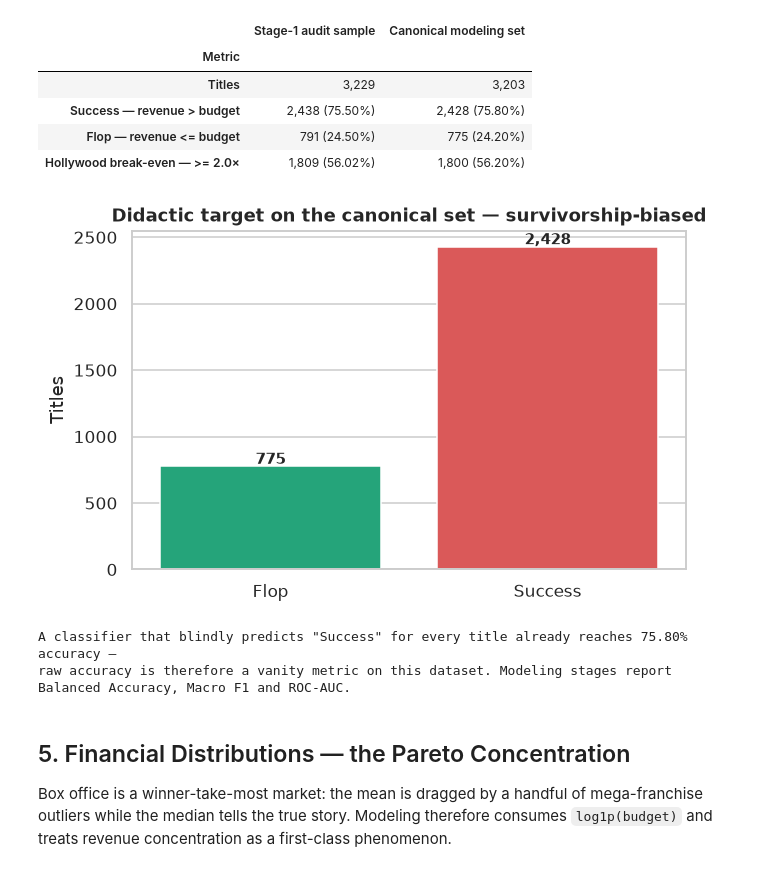
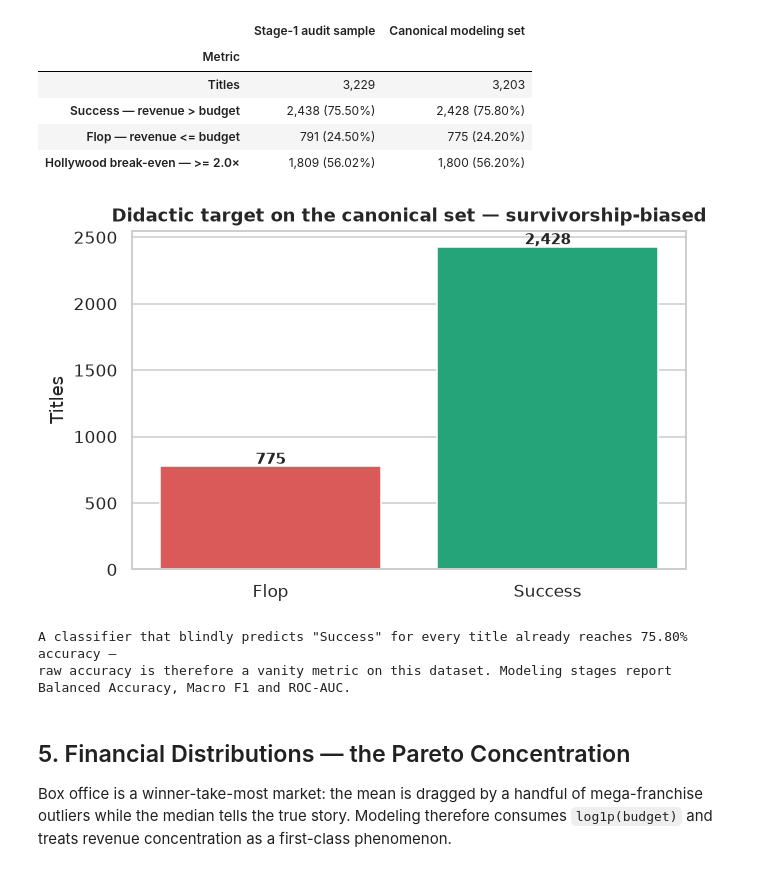
Before and after one commit to andreisugu/greenlight-ml, a Jupyter notebook: notebooks/01_exploratory_data_analysis.ipynb, the cells around one changed output. Cells and saved outputs as stored; diff of their text form; code cells hidden in the pictures.

```diff
--- a/notebooks/01_exploratory_data_analysis.ipynb
+++ b/notebooks/01_exploratory_data_analysis.ipynb
@@ -222,21 +222,21 @@ receipt
 # %%
 didactic_counts = df_model['target'].value_counts()
 labels = df_model['target'].map({0: 'Flop', 1: 'Success'})
 
 fig, ax = plt.subplots(figsize=(6.5, 4))
-sns.countplot(x=labels, hue=labels, order=['Flop', 'Success'],
-              palette=[PALETTE['flop'], PALETTE['success']], legend=False, ax=ax)
+sns.countplot(x=labels, hue=labels, order=['Flop', 'Success'], hue_order=['Flop', 'Success'],
+              palette={'Flop': PALETTE['flop'], 'Success': PALETTE['success']}, legend=False, ax=ax)
 ax.set_title('Didactic target on the canonical set — survivorship-biased')
 ax.set_xlabel(''); ax.set_ylabel('Titles')
 for i, count in enumerate([didactic_counts.get(0, 0), didactic_counts.get(1, 0)]):
     ax.text(i, count + 20, f'{count:,}', ha='center', fontsize=10, fontweight='bold')
 plt.show()
 
 print('A classifier that blindly predicts "Success" for every title already reaches '
       f'{didactic_counts.get(1, 0) / len(df_model) * 100:.2f}% accuracy —')
 print('raw accuracy is therefore a vanity metric on this dataset. Modeling stages report Balanced Accuracy, Macro F1 and ROC-AUC.')
 # %% [output]
-[figure, old version]
+[figure, new version]
 A classifier that blindly predicts "Success" for every title already reaches 75.80% accuracy —
 raw accuracy is therefore a vanity metric on this dataset. Modeling stages report Balanced Accuracy, Macro F1 and ROC-AUC.
 # %% [markdown]
```
Also changed, not shown: 4 other files.
